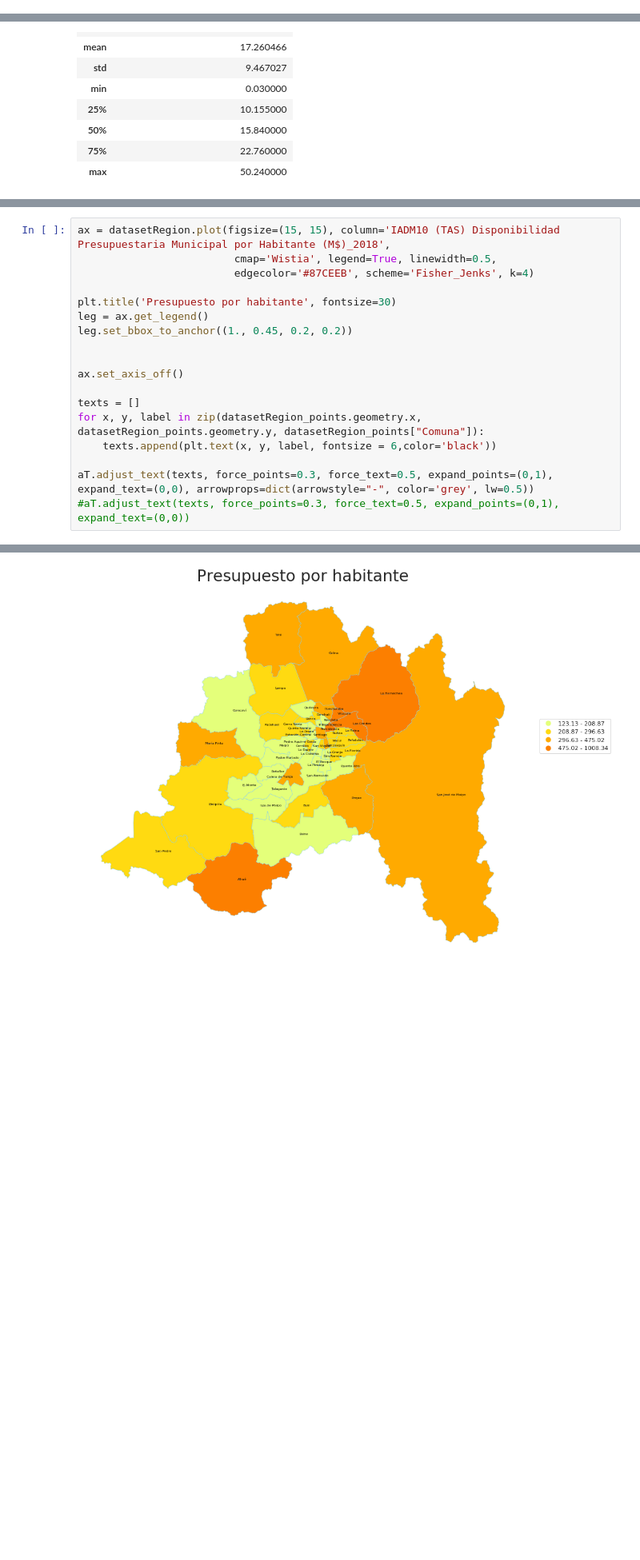
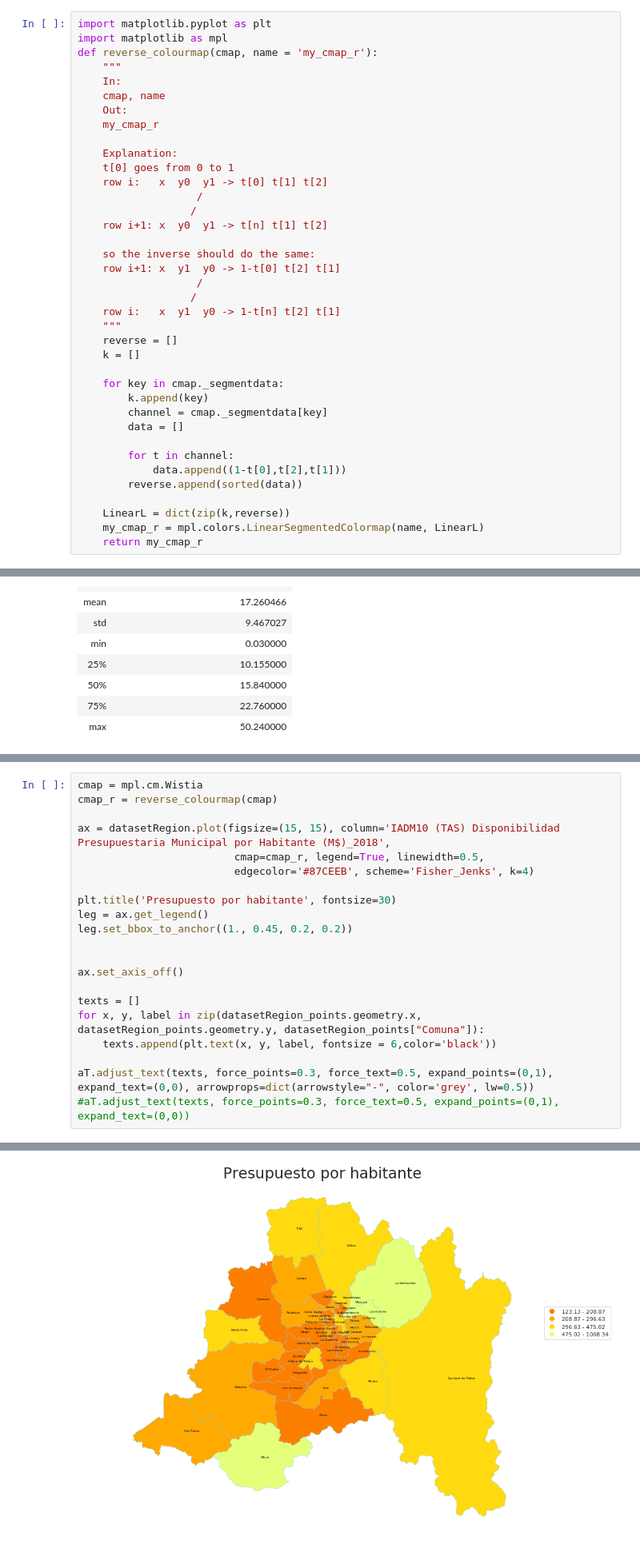
Before and after one commit to jairopinilla/Santiago_desigualdad_python_map, a Jupyter notebook: Visualización Proyecto.ipynb, the cells around one changed output, grey strips where cells are left out. Shown at 80% size. Saved outputs shown, nothing was run; the diff lists cells and outputs as text; blank space fills up the shorter version.

```diff
--- a/Visualización Proyecto.ipynb
+++ b/Visualización Proyecto.ipynb
@@ -15,6 +16,44 @@ from sklearn.preprocessing import normalize
 
 %matplotlib inline
 sns.set(context='notebook', font='Fira Sans', style='white', palette='plasma')
+# %%
+import matplotlib.pyplot as plt
+import matplotlib as mpl
+def reverse_colourmap(cmap, name = 'my_cmap_r'):
+    """
+    In:
+    cmap, name
+    Out:
+    my_cmap_r
+
+    Explanation:
+    t[0] goes from 0 to 1
+    row i:   x  y0  y1 -> t[0] t[1] t[2]
+                   /
+                  /
+    row i+1: x  y0  y1 -> t[n] t[1] t[2]
+
+    so the inverse should do the same:
+    row i+1: x  y1  y0 -> 1-t[0] t[2] t[1]
+                   /
+                  /
+    row i:   x  y1  y0 -> 1-t[n] t[2] t[1]
+    """
+    reverse = []
+    k = []
+
+    for key in cmap._segmentdata:
+        k.append(key)
+        channel = cmap._segmentdata[key]
+        data = []
+
+        for t in channel:
+            data.append((1-t[0],t[2],t[1]))
+        reverse.append(sorted(data))
+
+    LinearL = dict(zip(k,reverse))
+    my_cmap_r = mpl.colors.LinearSegmentedColormap(name, LinearL)
+    return my_cmap_r
 # %%
 dataProsupuestoMunicipal = pd.read_excel('data/datos_municipales_Disponibilidad_Presupuesto_PerCapita.xls')
 dataProsupuestoMunicipal.head()
@@ -156,21 +219,24 @@ aT.adjust_text(texts, force_points=0.3, force_text=0.5, expand_points=(0,1), exp
 # %%
+cmap = mpl.cm.Wistia
+cmap_r = reverse_colourmap(cmap)
+
 ax = datasetRegion.plot(figsize=(15, 15), column='IADM10 (TAS) Disponibilidad Presupuestaria Municipal por Habitante (M$)_2018',
-                         cmap='Wistia', legend=True, linewidth=0.5,
+                         cmap=cmap_r, legend=True, linewidth=0.5,
                          edgecolor='#87CEEB', scheme='Fisher_Jenks', k=4)
 
 plt.title('Presupuesto por habitante', fontsize=30)
 leg = ax.get_legend()
 leg.set_bbox_to_anchor((1., 0.45, 0.2, 0.2))
 
 
 ax.set_axis_off()
 
 texts = []
 for x, y, label in zip(datasetRegion_points.geometry.x, datasetRegion_points.geometry.y, datasetRegion_points["Comuna"]):
     texts.append(plt.text(x, y, label, fontsize = 6,color='black'))
 
 aT.adjust_text(texts, force_points=0.3, force_text=0.5, expand_points=(0,1), expand_text=(0,0), arrowprops=dict(arrowstyle="-", color='grey', lw=0.5))
 #aT.adjust_text(texts, force_points=0.3, force_text=0.5, expand_points=(0,1), expand_text=(0,0))
 # %% [output]
 1
-[figure, old version]
+[figure, new version]
```
Also changed, not shown: parts of 7 cells of this notebook.
